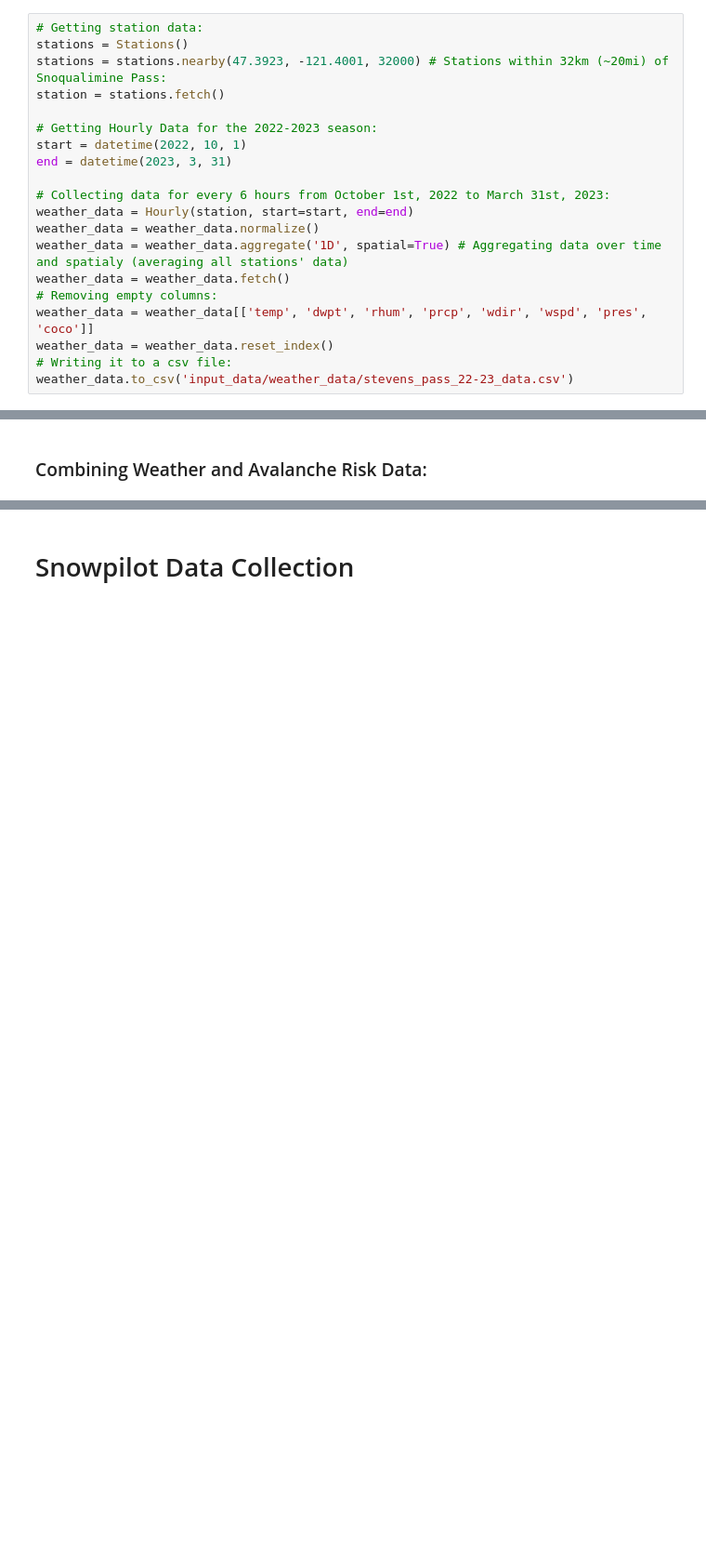
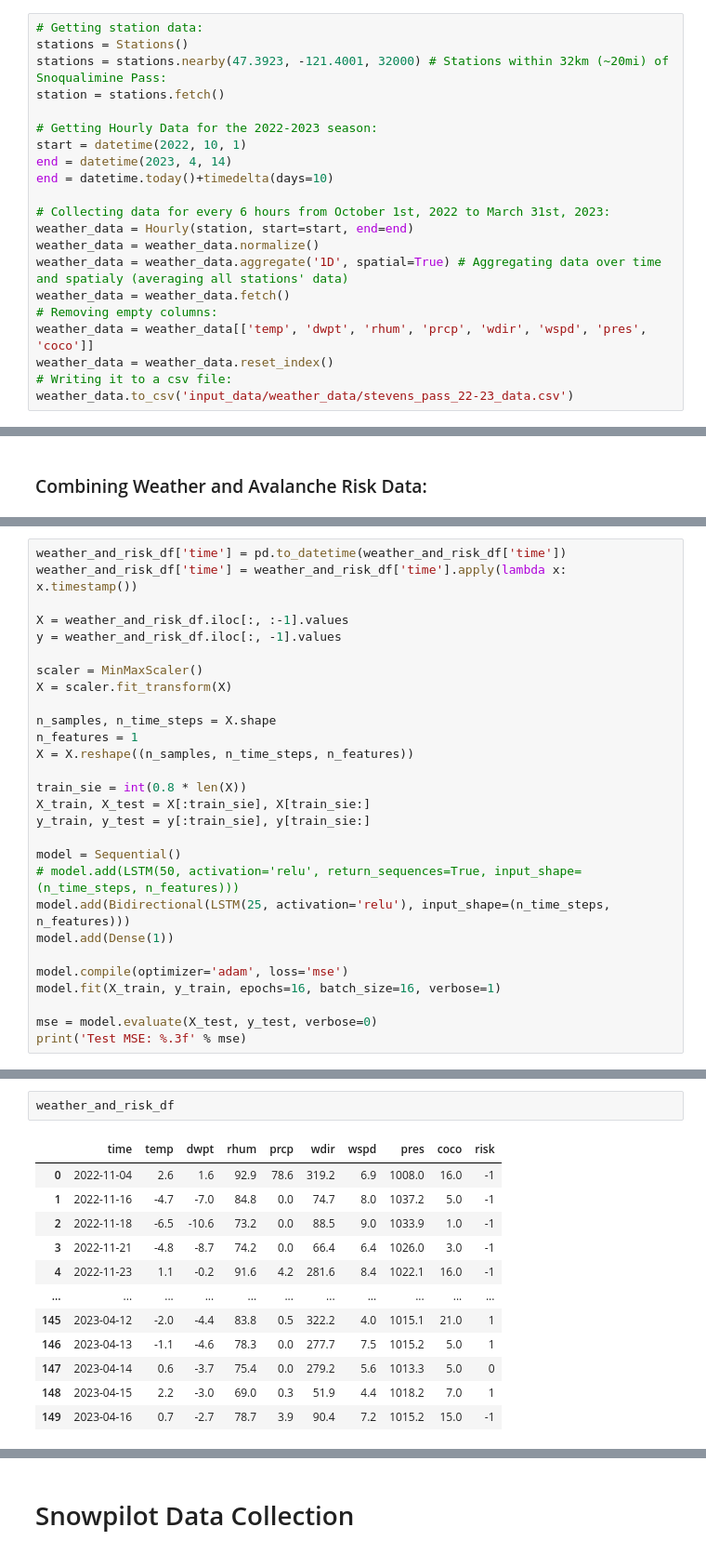
Before and after one commit to jayminwest/Snow-Pack-Layer-Prediction, a Jupyter notebook: data_collection.ipynb, the cells around one changed output, grey strips where cells are left out. Shown at 93% size. Saved outputs shown, nothing was run; the diff lists cells and outputs as text; blank space fills up the shorter version.

Commit message:
added LSTM

```diff
--- a/data_collection.ipynb
+++ b/data_collection.ipynb
@@ -23,7 +30,8 @@ station = stations.fetch()
 
 # Getting Hourly Data for the 2022-2023 season:
 start = datetime(2022, 10, 1)
-end = datetime(2023, 3, 31)
+end = datetime(2023, 4, 14)
+end = datetime.today()+timedelta(days=10)
 
 # Collecting data for every 6 hours from October 1st, 2022 to March 31st, 2023:
 weather_data = Hourly(station, start=start, end=end)
@@ -70,0 +96,28 @@ Decision Tree Score:  0.7761194029850746
+# %%
+weather_and_risk_df['time'] = pd.to_datetime(weather_and_risk_df['time'])
+weather_and_risk_df['time'] = weather_and_risk_df['time'].apply(lambda x: x.timestamp())
+
+X = weather_and_risk_df.iloc[:, :-1].values
+y = weather_and_risk_df.iloc[:, -1].values
+
+scaler = MinMaxScaler()
+X = scaler.fit_transform(X)
+
+n_samples, n_time_steps = X.shape
+n_features = 1
+X = X.reshape((n_samples, n_time_steps, n_features))
+
+train_sie = int(0.8 * len(X))
+X_train, X_test = X[:train_sie], X[train_sie:]
+y_train, y_test = y[:train_sie], y[train_sie:]
+
+model = Sequential()
+# model.add(LSTM(50, activation='relu', return_sequences=True, input_shape=(n_time_steps, n_features)))
+model.add(Bidirectional(LSTM(25, activation='relu'), input_shape=(n_time_steps, n_features)))
+model.add(Dense(1))
+
+model.compile(optimizer='adam', loss='mse')
+model.fit(X_train, y_train, epochs=16, batch_size=16, verbose=1)
+
+mse = model.evaluate(X_test, y_test, verbose=0)
+print('Test MSE: %.3f' % mse)
@@ -70,0 +142,15 @@ Decision Tree Score:  0.7761194029850746
+# %%
+weather_and_risk_df
+# %% [output]
+|  | time | temp | dwpt | rhum | prcp | wdir | wspd | pres | coco | risk |
+| 0 | 2022-11-04 | 2.6 | 1.6 | 92.9 | 78.6 | 319.2 | 6.9 | 1008.0 | 16.0 | -1 |
+| 1 | 2022-11-16 | -4.7 | -7.0 | 84.8 | 0.0 | 74.7 | 8.0 | 1037.2 | 5.0 | -1 |
+| 2 | 2022-11-18 | -6.5 | -10.6 | 73.2 | 0.0 | 88.5 | 9.0 | 1033.9 | 1.0 | -1 |
+| 3 | 2022-11-21 | -4.8 | -8.7 | 74.2 | 0.0 | 66.4 | 6.4 | 1026.0 | 3.0 | -1 |
+| 4 | 2022-11-23 | 1.1 | -0.2 | 91.6 | 4.2 | 281.6 | 8.4 | 1022.1 | 16.0 | -1 |
+| ... | ... | ... | ... | ... | ... | ... | ... | ... | ... | ... |
+| 145 | 2023-04-12 | -2.0 | -4.4 | 83.8 | 0.5 | 322.2 | 4.0 | 1015.1 | 21.0 | 1 |
+| 146 | 2023-04-13 | -1.1 | -4.6 | 78.3 | 0.0 | 277.7 | 7.5 | 1015.2 | 5.0 | 1 |
+| 147 | 2023-04-14 | 0.6 | -3.7 | 75.4 | 0.0 | 279.2 | 5.6 | 1013.3 | 5.0 | 0 |
+| 148 | 2023-04-15 | 2.2 | -3.0 | 69.0 | 0.3 | 51.9 | 4.4 | 1018.2 | 7.0 | 1 |
+| 149 | 2023-04-16 | 0.7 | -2.7 | 78.7 | 3.9 | 90.4 | 7.2 | 1015.2 | 15.0 | -1 |
```
Also changed, not shown: parts of 14 cells of this notebook, 8 other files.
